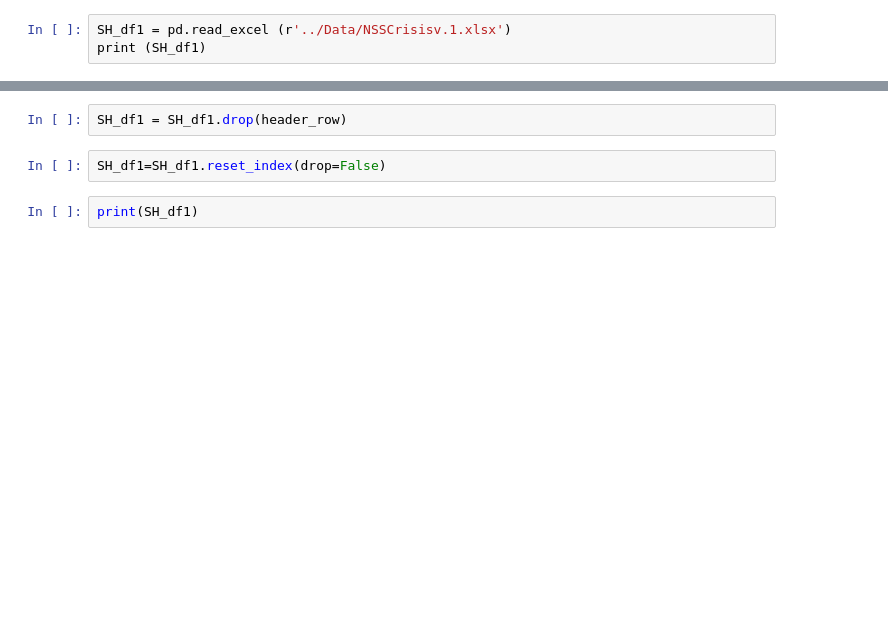
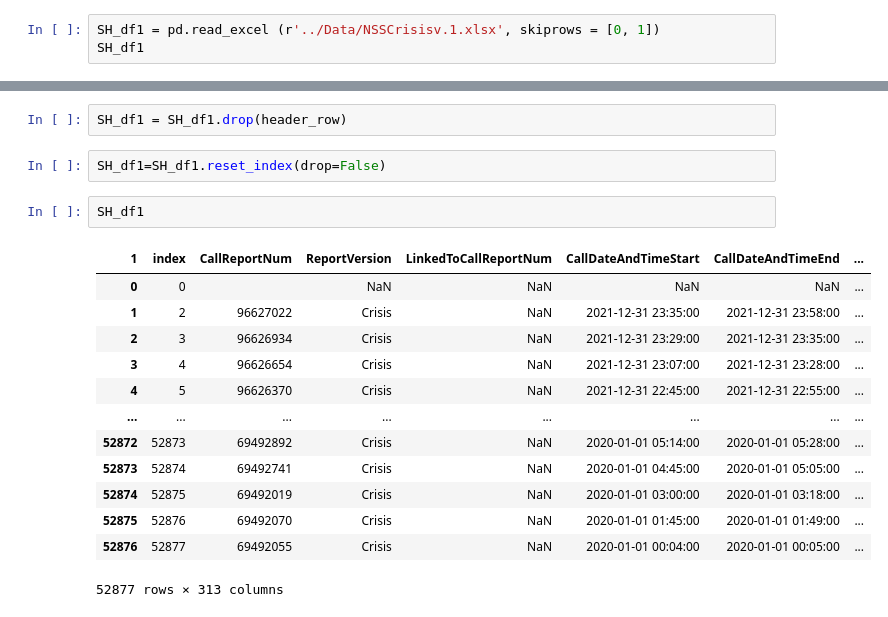
Before and after one commit to NSS-Data-Analytics-Cohort-6/fcs-crisis-holi-data-in-the-sun, a Jupyter notebook: Notebooks/Suicide Hotline Project.ipynb, the cells around one changed output, grey strips where cells are left out. Drawn from its saved outputs; the diff is of its cells as text; blank space fills up the shorter version.

```diff
--- a/Notebooks/Suicide Hotline Project.ipynb
+++ b/Notebooks/Suicide Hotline Project.ipynb
@@ -8,3 +22,3 @@ print (SH_df2)
 # %%
-SH_df1 = pd.read_excel (r'../Data/NSSCrisisv.1.xlsx')
-print (SH_df1)
+SH_df1 = pd.read_excel (r'../Data/NSSCrisisv.1.xlsx', skiprows = [0, 1])
+SH_df1
@@ -36,6 +80,20 @@ SH_df1.columns = SH_df1.iloc[header_row]
 SH_df1 = SH_df1.drop(header_row)
 # %%
 SH_df1=SH_df1.reset_index(drop=False)
-# %%
-print(SH_df1)
+# %%
+SH_df1
+# %% [output]
+| 1 | index | CallReportNum | ReportVersion | LinkedToCallReportNum | CallDateAndTimeStart | CallDateAndTimeEnd | ... |
+| 0 | 0 |  | NaN | NaN | NaN | NaN | ... |
+| 1 | 2 | 96627022 | Crisis | NaN | 2021-12-31 23:35:00 | 2021-12-31 23:58:00 | ... |
+| 2 | 3 | 96626934 | Crisis | NaN | 2021-12-31 23:29:00 | 2021-12-31 23:35:00 | ... |
+| 3 | 4 | 96626654 | Crisis | NaN | 2021-12-31 23:07:00 | 2021-12-31 23:28:00 | ... |
+| 4 | 5 | 96626370 | Crisis | NaN | 2021-12-31 22:45:00 | 2021-12-31 22:55:00 | ... |
+| ... | ... | ... | ... | ... | ... | ... | ... |
+| 52872 | 52873 | 69492892 | Crisis | NaN | 2020-01-01 05:14:00 | 2020-01-01 05:28:00 | ... |
+| 52873 | 52874 | 69492741 | Crisis | NaN | 2020-01-01 04:45:00 | 2020-01-01 05:05:00 | ... |
+| 52874 | 52875 | 69492019 | Crisis | NaN | 2020-01-01 03:00:00 | 2020-01-01 03:18:00 | ... |
+| 52875 | 52876 | 69492070 | Crisis | NaN | 2020-01-01 01:45:00 | 2020-01-01 01:49:00 | ... |
+| 52876 | 52877 | 69492055 | Crisis | NaN | 2020-01-01 00:04:00 | 2020-01-01 00:05:00 | ... |
+52877 rows × 313 columns
 # %%
```
Also changed, not shown: parts of 7 cells of this notebook.
